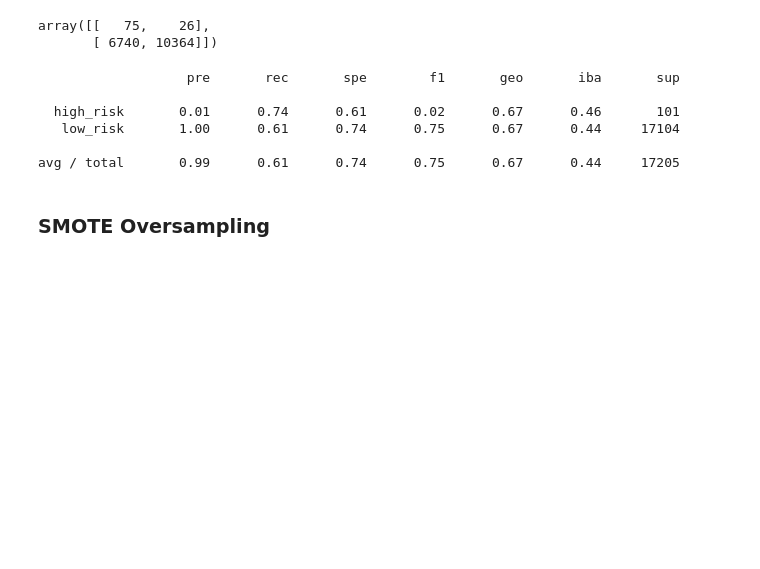
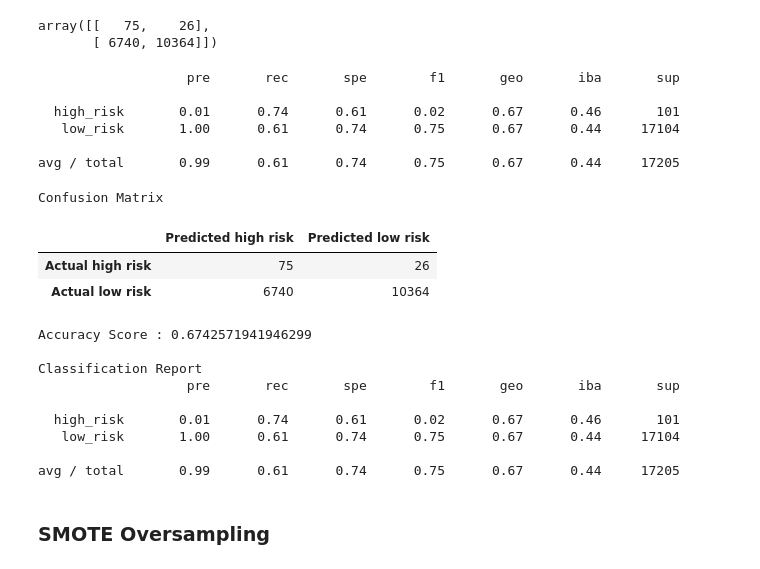
Before and after one commit to BLTerrell/Credit_Risk_Analysis, a Jupyter notebook: Module-17-Challenge-Resources/credit_risk_resampling.ipynb, the cells around one changed output. Drawn from its saved outputs; the diff is of its cells as text; code cells hidden in the pictures; blank space fills up the shorter version.

```diff
--- a/Module-17-Challenge-Resources/credit_risk_resampling.ipynb
+++ b/Module-17-Challenge-Resources/credit_risk_resampling.ipynb
@@ -212,6 +212,31 @@ print(classification_report_imbalanced(y_test,y_pred))
    low_risk       1.00      0.61      0.74      0.75      0.67      0.44     17104
 
 avg / total       0.99      0.61      0.74      0.75      0.67      0.44     17205
+# %%
+cm = confusion_matrix(y_test, y_pred)
+
+# Create a DataFrame from the confusion matrix.
+cm_df = pd.DataFrame(cm, index=["Actual high risk", "Actual low risk"], columns=["Predicted high risk", "Predicted low risk"])
+
+print("Confusion Matrix")
+display(cm_df)
+print(f"Accuracy Score : {balanced_accuracy_score(y_test, y_pred)}")
+print("\nClassification Report")
+print(classification_report_imbalanced(y_test, y_pred))
+# %% [output]
+Confusion Matrix
+|  | Predicted high risk | Predicted low risk |
+| Actual high risk | 75 | 26 |
+| Actual low risk | 6740 | 10364 |
+Accuracy Score : 0.6742571941946299
+
+Classification Report
+                   pre       rec       spe        f1       geo       iba       sup
+
+  high_risk       0.01      0.74      0.61      0.02      0.67      0.46       101
+   low_risk       1.00      0.61      0.74      0.75      0.67      0.44     17104
+
+avg / total       0.99      0.61      0.74      0.75      0.67      0.44     17205
 # %% [markdown]
 ### SMOTE Oversampling
 # %%
```
Also changed, not shown: parts of 4 cells of this notebook, 13 other files.
